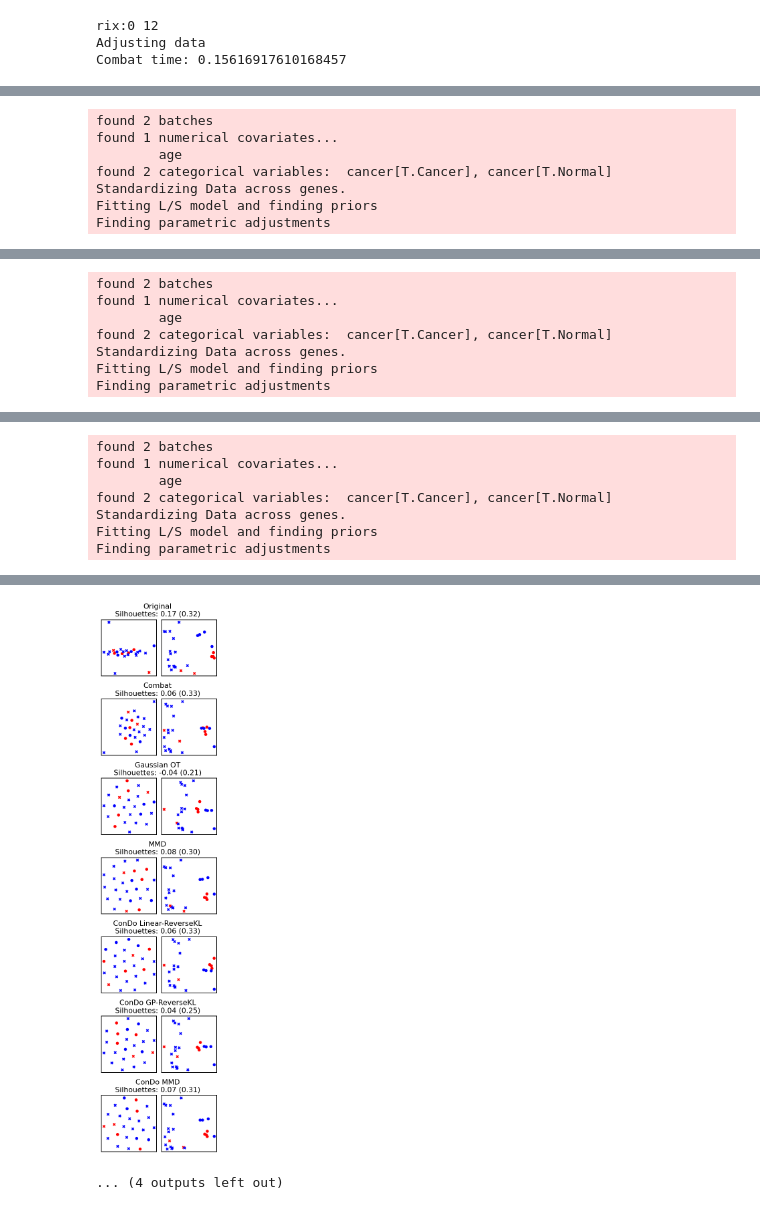
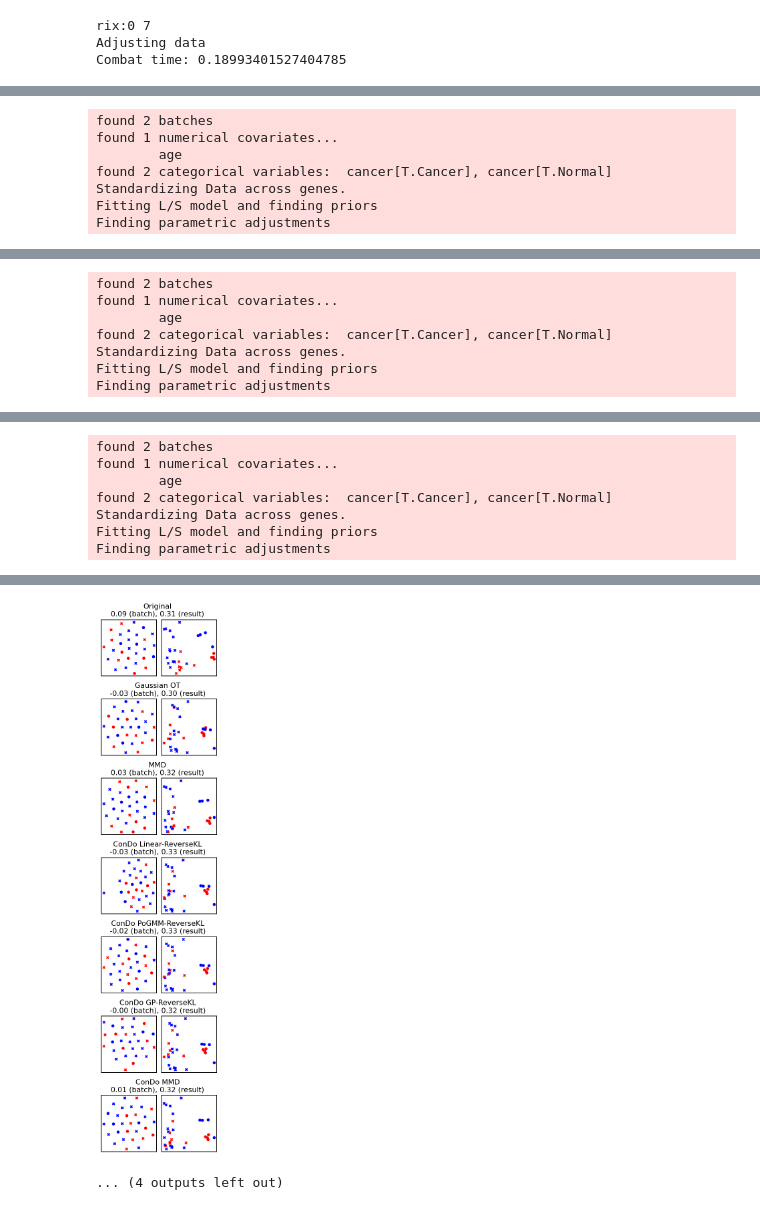
Before and after one commit to calvinmccarter/condo-adapter, a Jupyter notebook: paper/bladderbatch-confounded.ipynb, the cells around one changed output, grey strips where cells are left out. Saved outputs shown, nothing was run; the diff lists cells and outputs as text; code cells hidden in the pictures.

```diff
--- a/paper/bladderbatch-confounded.ipynb
+++ b/paper/bladderbatch-confounded.ipynb
@@ -30,14 +30,16 @@ num_random = 5
 
 sil_results = defaultdict(list)
 sil_batches = defaultdict(list)
+db_results = defaultdict(list)
+db_batches = defaultdict(list)
 
-num_removecancer = 12
+num_removecancer = 7
 # %%
 for rix in range(num_random):
     print(f"rix:{rix} {num_removecancer}")
     rng = np.random.RandomState(rix)
     cancer2_ixs = np.where((all_pheno.batch == 2) & (all_pheno.result == "Cancer"))[0]
-    victim_ixs = list(np.random.choice(cancer2_ixs, size=num_removecancer, replace=False))
+    victim_ixs = list(rng.choice(cancer2_ixs, size=num_removecancer, replace=False))
     chosen_ixs = [ix for ix in range(all_pheno.shape[0]) if ix not in victim_ixs]
     pheno = all_pheno.iloc[chosen_ixs, :]
     expr = all_expr.iloc[chosen_ixs, :]
@@ -88,7 +90,7 @@ for rix in range(num_random):
     with warnings.catch_warnings():
         warnings.simplefilter("ignore")
         cder_clinear = condo.ConDoAdapter(
-            sampling="proportional",
+            sampling="product",
             transform_type="location-scale",
             model_type="linear",
             divergence="reverse",
@@ -106,11 +108,35 @@ for rix in range(num_random):
     print(f"ConDo Linear-ReverseKL time: {duration_clinear}")
     expr_clinear[np.where(pheno.batch == 5)[0],:] = expr.values[np.where(pheno.batch == 5)[0],:]
 
+    # Condo PoGMM
+    start_time = time.time()
+    with warnings.catch_warnings():
+        warnings.simplefilter("ignore")
+        cder_pogmm = condo.ConDoAdapter(
+            sampling="product",
+            transform_type="location-scale",
+            model_type="pogmm",
+            divergence="reverse",
+            debug=False,
+            verbose=0,
+        )
+        cder_pogmm.fit(
+            expr[pheno.batch == 2].values,
+            expr[pheno.batch == 5].values,
+            pheno[pheno.batch==2].result.values.reshape(-1, 1).astype(str),
+            pheno[pheno.batch==5].result.values.reshape(-1, 1).astype(str),
+        )
+    expr_pogmm = cder_pogmm.transform(expr.values)
+    duration_pogmm = time.time() - start_time
+    print(f"ConDo PoGMM time: {duration_pogmm}")
+    expr_pogmm[np.where(pheno.batch == 5)[0],:] = expr.values[np.where(pheno.batch == 5)[0],:]
+
+    # Condo GP
     start_time = time.time()
     with warnings.catch_warnings():
         warnings.simplefilter("ignore")
         cder_cgp = condo.ConDoAdapter(
-            sampling="proportional",
+            sampling="product",
             transform_type="location-scale",
             model_type="heteroscedastic-gp",
             divergence="reverse",
@@ -132,7 +158,7 @@ for rix in range(num_random):
     with warnings.catch_warnings():
         warnings.simplefilter("ignore")
         cder_mmd = condo.ConDoAdapter(
-            sampling="proportional",
+            sampling="product",
             transform_type="location-scale",
             model_type="empirical",
             divergence="mmd",
@@ -154,10 +180,11 @@ for rix in range(num_random):
     sns.set_context("talk")
     dinfos = [
         (0, "Original", expr),
-        (1, "Combat", expr_combat),
-        (2, "Gaussian OT", expr_linear),
-        (3, "MMD", expr_mmd),
-        (4, "ConDo Linear-ReverseKL", expr_clinear),
+        #(1, "Combat", expr_combat),
+        (1, "Gaussian OT", expr_linear),
+        (2, "MMD", expr_mmd),
+        (3, "ConDo Linear-ReverseKL", expr_clinear),
+        (4, "ConDo PoGMM-ReverseKL", expr_pogmm),
         (5, "ConDo GP-ReverseKL", expr_cgp),
         (6, "ConDo MMD", expr_cmmd),
     ]
@@ -172,7 +199,14 @@ for rix in range(num_random):
         sil_batches[dname].append(sil_batch)
         avg_sil_result = np.mean(np.array(sil_results[dname]))
         avg_sil_batch = np.mean(np.array(sil_batches[dname]))
-        dtitle = f"{dname}\nSilhouettes: {avg_sil_batch:.2f} ({avg_sil_result:.2f})"
+        db_result = skmr.davies_bouldin_score(dset, pheno.result)
+        db_batch = skmr.davies_bouldin_score(dset, pheno.batch)
+        db_results[dname].append(db_result)
+        db_batches[dname].append(db_batch)
+        avg_db_result = np.mean(np.array(db_results[dname]))
+        avg_db_batch = np.mean(np.array(db_batches[dname]))
+        dtitle = f"{dname}\n{avg_sil_batch:.2f} (batch), {avg_sil_result:.2f} (result)"
+        #dtitle = f"{dname}\n{avg_db_batch:.2f} (batch), {avg_db_result:.2f} (result)"
         subfigs[dix].suptitle(dtitle);
         print(dtitle)
 
@@ -214,9 +248,9 @@ for rix in range(num_random):
         axes[1].set_ylabel(None);
     fig.savefig(f"figure-bladderbatch-confounding-{num_removecancer}-{rix}.pdf", bbox_inches="tight")
 # %% [output]
-rix:0 12
+rix:0 7
 Adjusting data
-Combat time: 0.15616917610168457
+Combat time: 0.18993401527404785
 found 2 batches
 found 1 numerical covariates...
         age
@@ -340,4 +377,4 @@ Silhouettes: 0.07 (0.33)
-[figure, old version]
+[figure, new version]
 ... (4 outputs left out)
 # %%
 from matplotlib.colors import LogNorm
```
Also changed, not shown: parts of 2 cells of this notebook, 8 other files.
